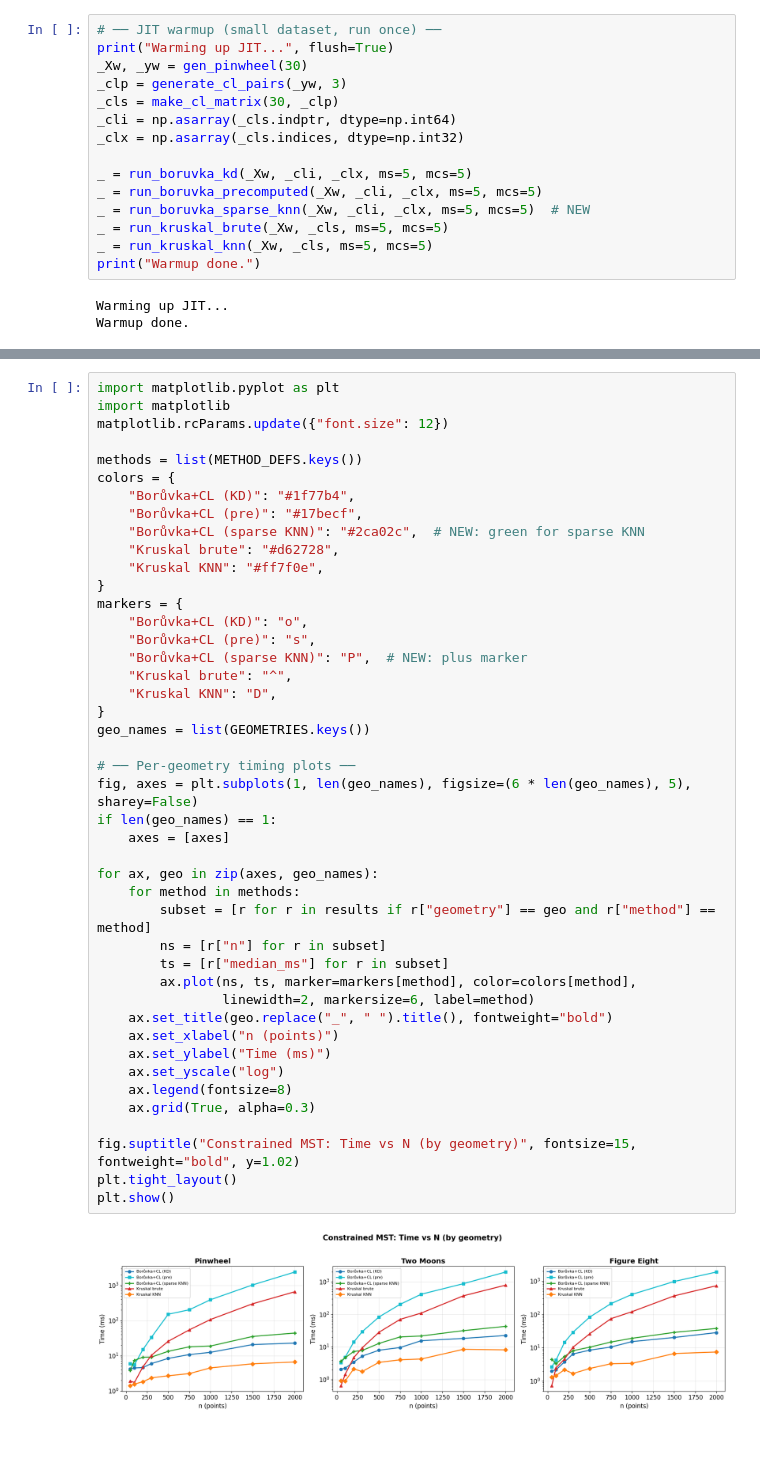
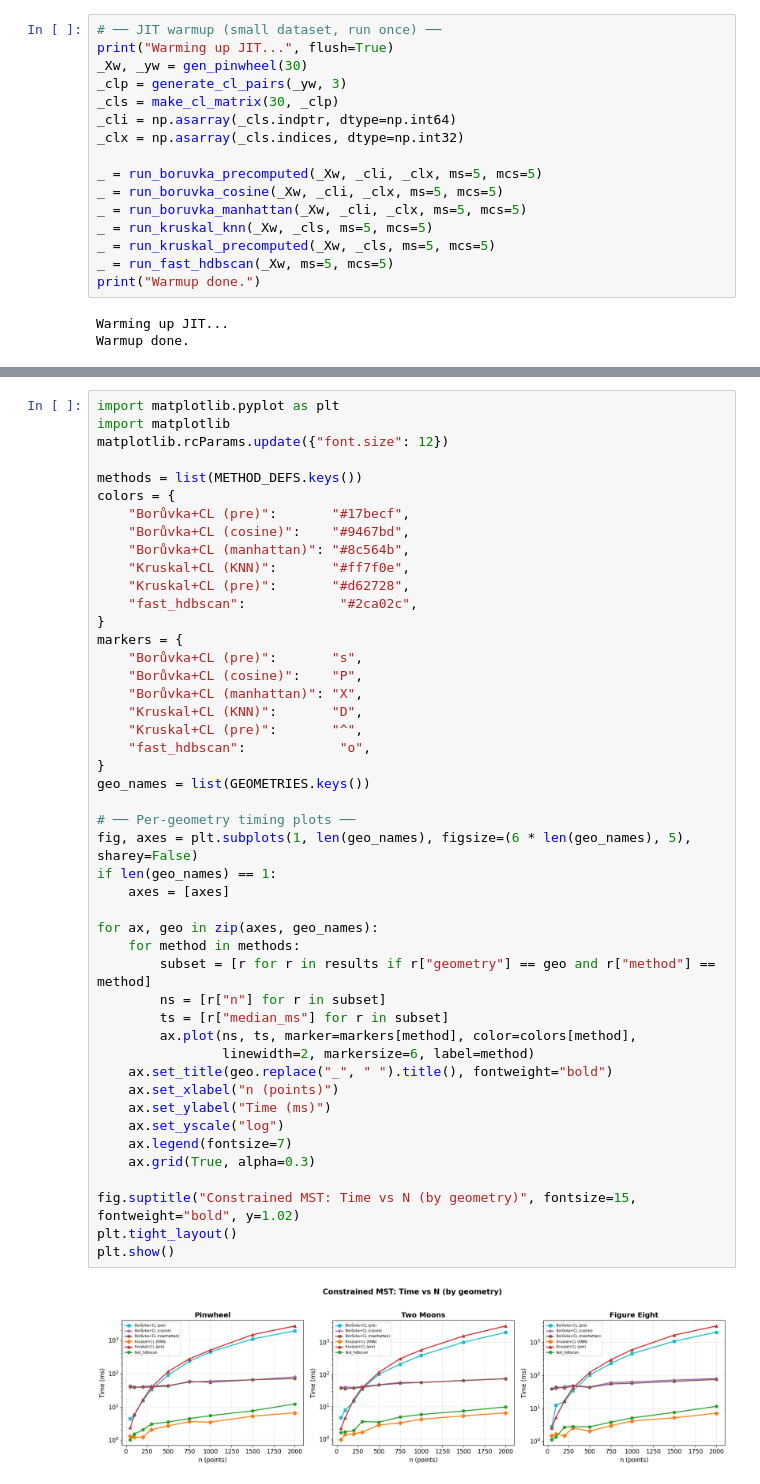
Before and after one commit to kareef928/fast_hdbscan, a Jupyter notebook: benchmark_scaling.ipynb, the cells around one changed output, grey strips where cells are left out. Saved outputs shown, nothing was run; the diff lists cells and outputs as text; blank space fills up the shorter version.

```diff
--- a/benchmark_scaling.ipynb
+++ b/benchmark_scaling.ipynb
@@ -232,11 +214,12 @@ _cls = make_cl_matrix(30, _clp)
 _cli = np.asarray(_cls.indptr, dtype=np.int64)
 _clx = np.asarray(_cls.indices, dtype=np.int32)
 
-_ = run_boruvka_kd(_Xw, _cli, _clx, ms=5, mcs=5)
 _ = run_boruvka_precomputed(_Xw, _cli, _clx, ms=5, mcs=5)
-_ = run_boruvka_sparse_knn(_Xw, _cli, _clx, ms=5, mcs=5)  # NEW
-_ = run_kruskal_brute(_Xw, _cls, ms=5, mcs=5)
+_ = run_boruvka_cosine(_Xw, _cli, _clx, ms=5, mcs=5)
+_ = run_boruvka_manhattan(_Xw, _cli, _clx, ms=5, mcs=5)
 _ = run_kruskal_knn(_Xw, _cls, ms=5, mcs=5)
+_ = run_kruskal_precomputed(_Xw, _cls, ms=5, mcs=5)
+_ = run_fast_hdbscan(_Xw, ms=5, mcs=5)
 print("Warmup done.")
 # %% [output]
 Warming up JIT...
@@ -321,45 +310,47 @@ matplotlib.rcParams.update({"font.size": 12})
 
 methods = list(METHOD_DEFS.keys())
 colors = {
-    "Borůvka+CL (KD)": "#1f77b4",
-    "Borůvka+CL (pre)": "#17becf",
-    "Borůvka+CL (sparse KNN)": "#2ca02c",  # NEW: green for sparse KNN
-    "Kruskal brute": "#d62728",
-    "Kruskal KNN": "#ff7f0e",
+    "Borůvka+CL (pre)":       "#17becf",
+    "Borůvka+CL (cosine)":    "#9467bd",
+    "Borůvka+CL (manhattan)": "#8c564b",
+    "Kruskal+CL (KNN)":       "#ff7f0e",
+    "Kruskal+CL (pre)":       "#d62728",
+    "fast_hdbscan":            "#2ca02c",
 }
 markers = {
-    "Borůvka+CL (KD)": "o",
-    "Borůvka+CL (pre)": "s",
-    "Borůvka+CL (sparse KNN)": "P",  # NEW: plus marker
-    "Kruskal brute": "^",
-    "Kruskal KNN": "D",
+    "Borůvka+CL (pre)":       "s",
+    "Borůvka+CL (cosine)":    "P",
+    "Borůvka+CL (manhattan)": "X",
+    "Kruskal+CL (KNN)":       "D",
+    "Kruskal+CL (pre)":       "^",
+    "fast_hdbscan":            "o",
 }
 geo_names = list(GEOMETRIES.keys())
 
 # ── Per-geometry timing plots ──
 fig, axes = plt.subplots(1, len(geo_names), figsize=(6 * len(geo_names), 5), sharey=False)
 if len(geo_names) == 1:
     axes = [axes]
 
 for ax, geo in zip(axes, geo_names):
     for method in methods:
         subset = [r for r in results if r["geometry"] == geo and r["method"] == method]
         ns = [r["n"] for r in subset]
         ts = [r["median_ms"] for r in subset]
         ax.plot(ns, ts, marker=markers[method], color=colors[method],
                 linewidth=2, markersize=6, label=method)
     ax.set_title(geo.replace("_", " ").title(), fontweight="bold")
     ax.set_xlabel("n (points)")
     ax.set_ylabel("Time (ms)")
     ax.set_yscale("log")
-    ax.legend(fontsize=8)
+    ax.legend(fontsize=7)
     ax.grid(True, alpha=0.3)
 
 fig.suptitle("Constrained MST: Time vs N (by geometry)", fontsize=15, fontweight="bold", y=1.02)
 plt.tight_layout()
 plt.show()
 # %% [output]
-[figure, old version]
+[figure, new version]
 # %%
 # ── Averaged time across all geometries ──
 fig, ax = plt.subplots(figsize=(10, 6))
```
Also changed, not shown: parts of 13 cells of this notebook.
